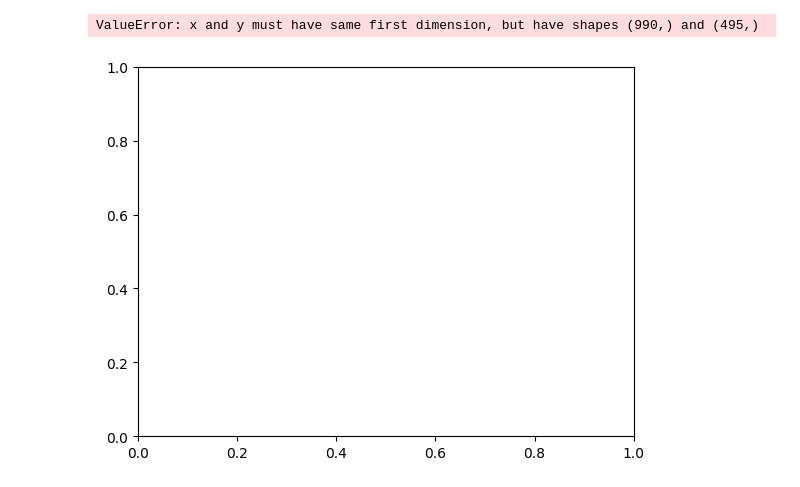
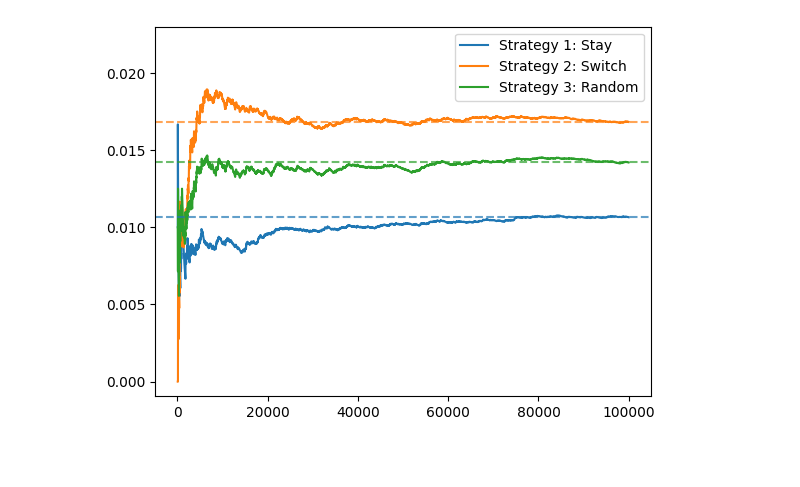
Before and after one commit to ABoldetti/astrostatistics_bicocca_2026, a Jupyter notebook: working/monty_hall.ipynb, the cells around one changed output. Cells and saved outputs as stored; diff of their text form; code cells hidden in the pictures; blank space fills up the shorter version.

```diff
--- a/working/monty_hall.ipynb
+++ b/working/monty_hall.ipynb
@@ -3,8 +3,8 @@ import numpy as np
 import matplotlib.pyplot as plt
 # %%
 N = 100
-p = 60
-gen = 10000
+p = 40
+gen = 100000
 
 p1 = np.array([])
 p2 = np.array([])
@@ -36,11 +36,10 @@ for i in range(gen):
     nd_choice_sample = np.delete(nd_choice_sample , np.where(nd_choice_sample == st_choice))
     # print(nd_choice_sample , open_door_vec)
     nd_choice = np.random.choice( nd_choice_sample)
-    print( nd_choice , st_choice , car)
     p1 = np.append(p1, doors[st_choice])
     p2 = np.append(p2, doors[nd_choice])
     choice = np.random.rand()
-    p3 = np.append(p3, doors[nd_choice] if choice > 0.3 else doors[st_choice])
+    p3 = np.append(p3, doors[nd_choice] if choice > 0.5 else doors[st_choice])
 
     if p1[-1]: p1_true+=1
     if p2[-1]: p2_true+=1
@@ -81,34 +64,35 @@ p3 = np.array( p3 , dtype= int)
 # plt.legend()
 # plt.show()
 
 arr1 = []
 arr2 = []
 arr3 = []
 
-for i in range(100 , gen , 20):
+x_vals = range(100, gen, 20)
+
+for i in x_vals:
     count_1 = np.count_nonzero(p1[:i:] == True)
     count_2 = np.count_nonzero(p2[:i:] == True)
     count_3 = np.count_nonzero(p3[:i:] == True)
     arr1.append(count_1/i)
     arr2.append(count_2/i)
     arr3.append(count_3/i)
 
-x_vals = range(100, gen, 10)
+
 
 plt.plot(x_vals, arr1, label='Strategy 1: Stay')
 plt.plot(x_vals, arr2, label='Strategy 2: Switch')
 plt.plot(x_vals, arr3, label='Strategy 3: Random')
 plt.axhline(y=p1_true/gen, color='C0', linestyle='--', alpha=0.7)
 plt.axhline(y=p2_true/gen, color='C1', linestyle='--', alpha=0.7)
 plt.axhline(y=p3_true/gen, color='C2', linestyle='--', alpha=0.7)
 
 # add extra space at the top of the plot
 ymin, ymax = plt.ylim()
 plt.ylim(ymin, ymax + 0.15 * (ymax - ymin))
 
 legend_loc = 'best'  # change this (e.g. 'best', 'lower left', 'center')
 plt.legend(loc=legend_loc)
 plt.show()
 # %% [output]
-ValueError: x and y must have same first dimension, but have shapes (990,) and (495,)
-[figure, old version]
+[figure, new version]
```
Also changed, not shown: parts of 1 cell of this notebook, 1 other file.
